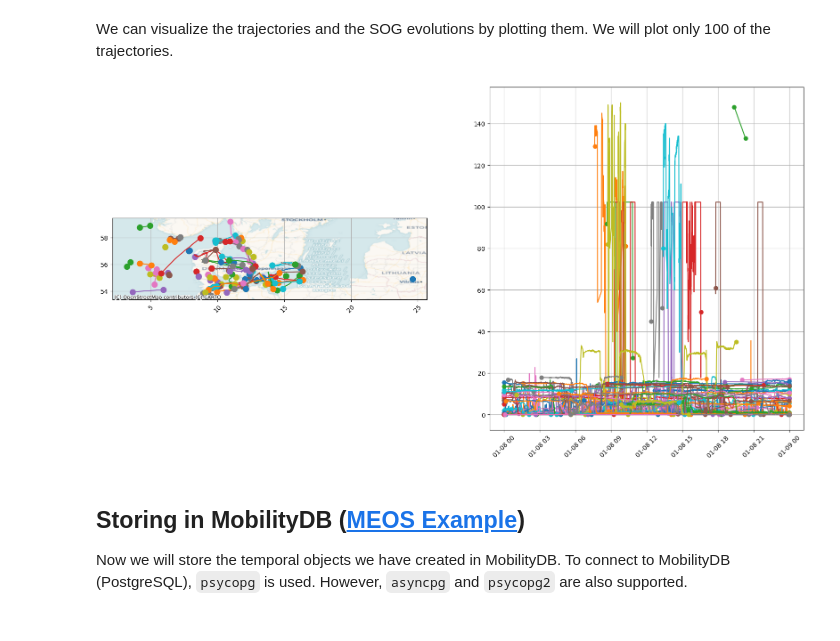
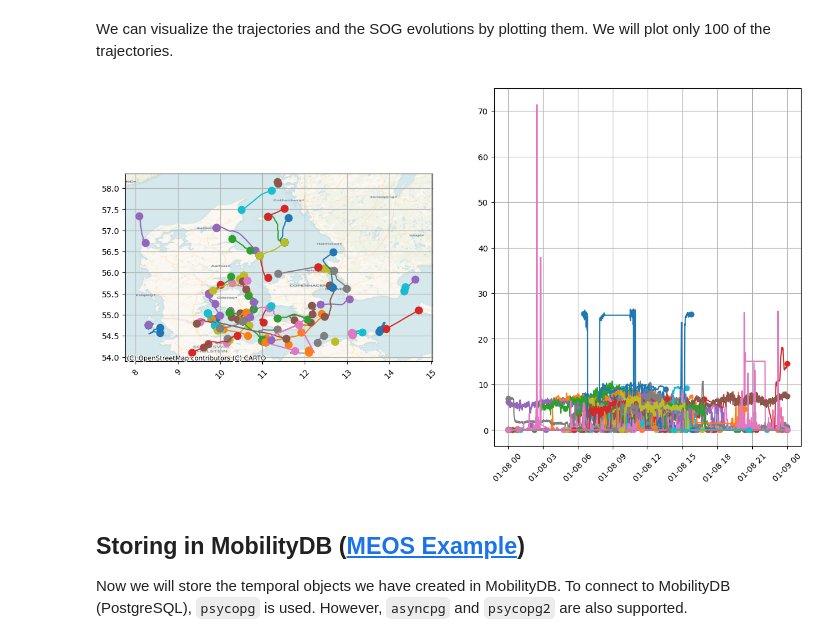
Before and after one commit to MobilityDB/PyMEOS, a Jupyter notebook: pymeos_examples/PyMEOS_Examples/AIS.ipynb, the cells around one changed output. Saved outputs shown, nothing was run; the diff lists cells and outputs as text; code cells hidden in the pictures.

```diff
--- a/pymeos_examples/PyMEOS_Examples/AIS.ipynb
+++ b/pymeos_examples/PyMEOS_Examples/AIS.ipynb
@@ -117,14 +117,14 @@ comparison
 # %% [markdown]
 We can visualize the trajectories and the SOG evolutions by plotting them. We will plot only 100 of the trajectories.
 # %%
-fig, axes = plt.subplots(1, 2, figsize=(20, 10))
-for _, ship in trajectories[:100].iterrows():
+fig, axes = plt.subplots(1, 2, figsize=(15, 8))
+for _, ship in trajectories[100:200].iterrows():
     ship['trajectory'].plot(axes=axes[0])
     ship['sog'].plot(axes=axes[1])
 cx.add_basemap(axes[0], crs=4326, source=cx.providers.CartoDB.Voyager)
 plt.show()
 # %% [output]
-[figure, old version]
+[figure, new version]
 # %% [markdown]
 ## Storing in MobilityDB ([MEOS Example](https://libmeos.org/tutorialprograms/meos_store_ais/))
 
```
Also changed, not shown: parts of 7 cells of this notebook.
